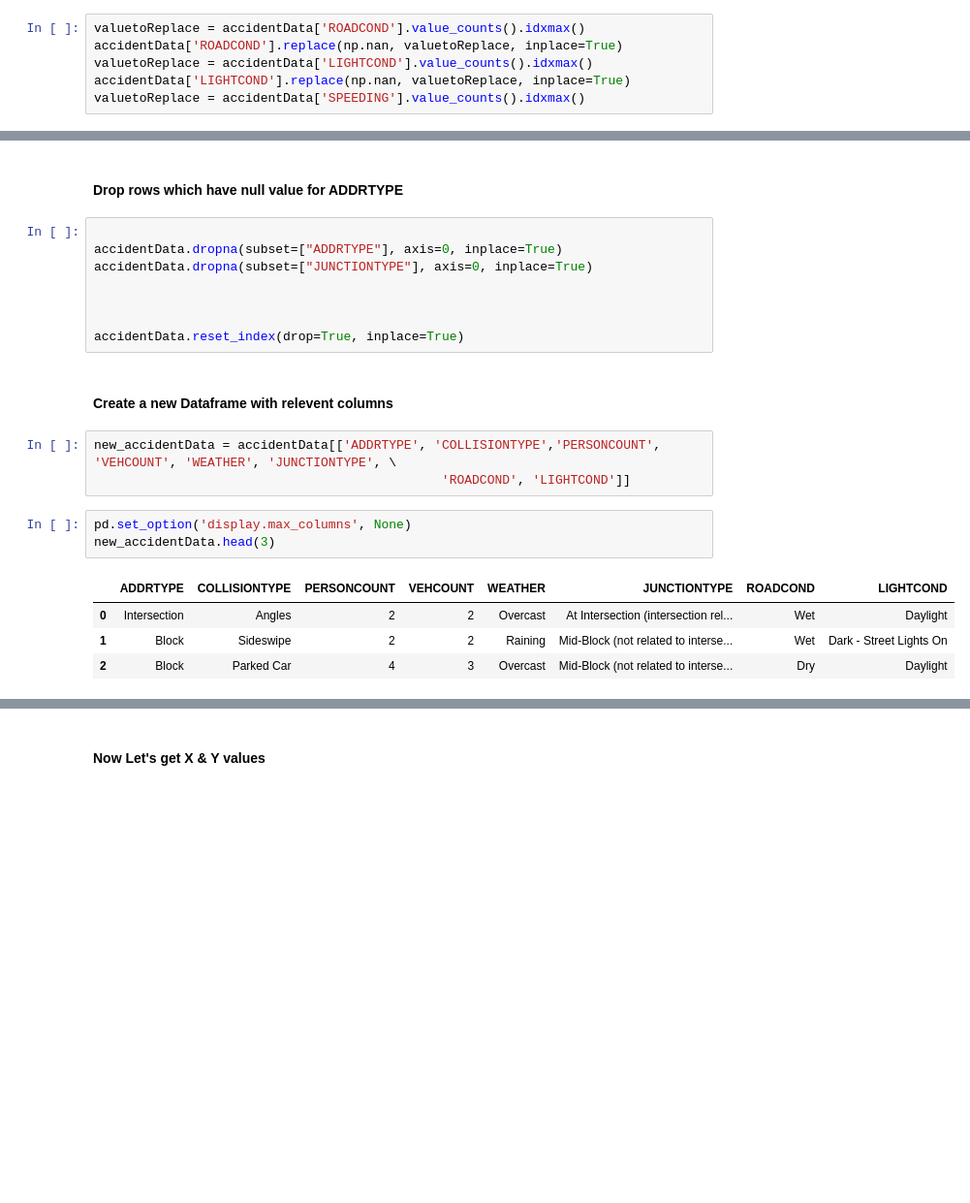
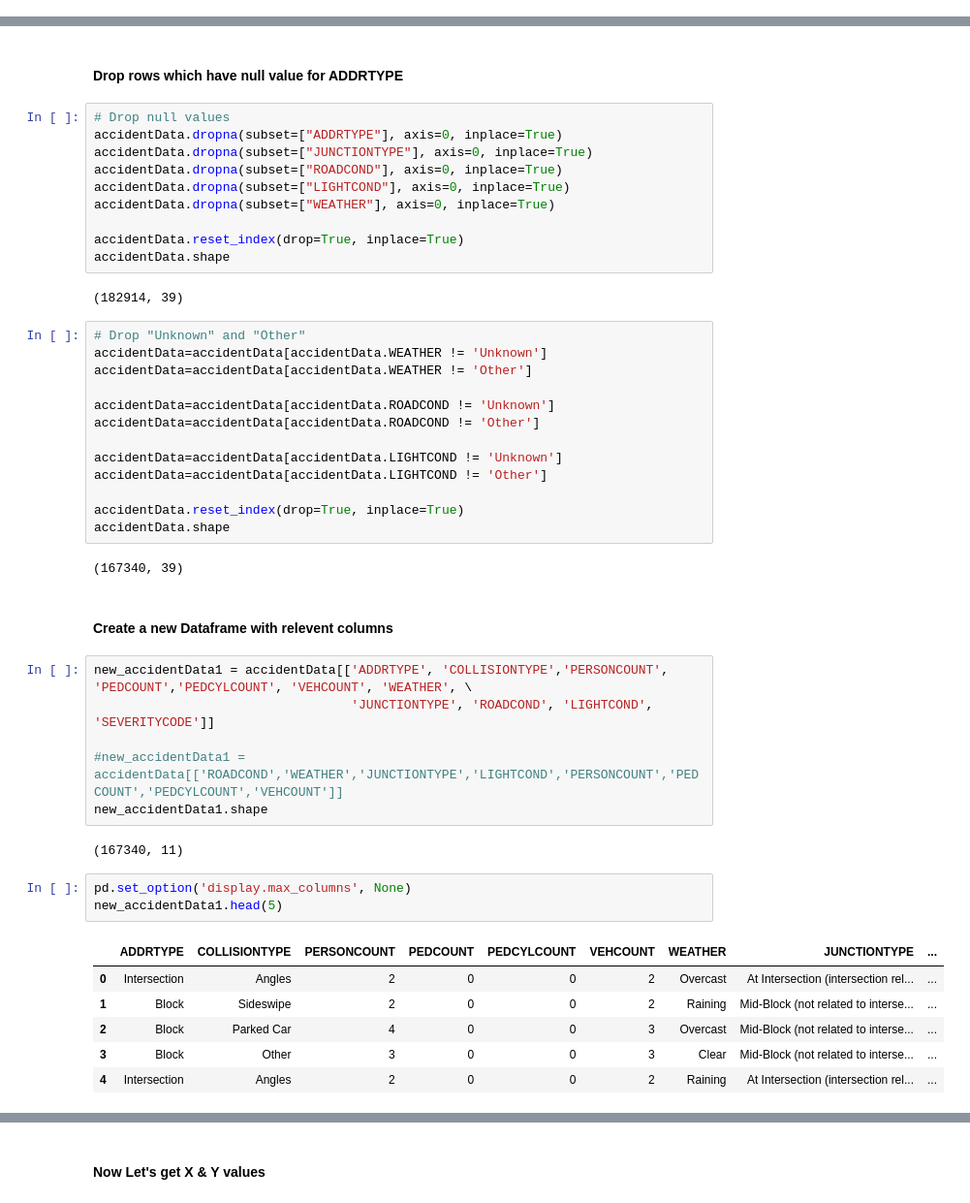
Before and after one commit to bikaskar/Coursera_Capstone, a Jupyter notebook: AccidentAnalysis/Project_AccidentAnalysis.ipynb, the cells around one changed output, grey strips where cells are left out. Shown at 97% size. Cells and saved outputs as stored; diff of their text form; blank space fills up the shorter version.

```diff
--- a/AccidentAnalysis/Project_AccidentAnalysis.ipynb
+++ b/AccidentAnalysis/Project_AccidentAnalysis.ipynb
@@ -600,6 +600,0 @@ accidentData['WEATHER'].replace(np.nan, valuetoReplace, inplace=True)
-# %%
-valuetoReplace = accidentData['ROADCOND'].value_counts().idxmax()
-accidentData['ROADCOND'].replace(np.nan, valuetoReplace, inplace=True)
-valuetoReplace = accidentData['LIGHTCOND'].value_counts().idxmax()
-accidentData['LIGHTCOND'].replace(np.nan, valuetoReplace, inplace=True)
-valuetoReplace = accidentData['SPEEDING'].value_counts().idxmax()
@@ -606,24 +634,50 @@ valuetoReplace = accidentData['SPEEDING'].value_counts().idxmax()
 # %% [markdown]
 #### Drop rows which have null value for ADDRTYPE
 # %%
-
+# Drop null values
 accidentData.dropna(subset=["ADDRTYPE"], axis=0, inplace=True)
 accidentData.dropna(subset=["JUNCTIONTYPE"], axis=0, inplace=True)
-
-
+accidentData.dropna(subset=["ROADCOND"], axis=0, inplace=True)
+accidentData.dropna(subset=["LIGHTCOND"], axis=0, inplace=True)
+accidentData.dropna(subset=["WEATHER"], axis=0, inplace=True)
 
 accidentData.reset_index(drop=True, inplace=True)
+accidentData.shape
+# %% [output]
+(182914, 39)
+# %%
+# Drop "Unknown" and "Other"
+accidentData=accidentData[accidentData.WEATHER != 'Unknown']
+accidentData=accidentData[accidentData.WEATHER != 'Other']
+
+accidentData=accidentData[accidentData.ROADCOND != 'Unknown']
+accidentData=accidentData[accidentData.ROADCOND != 'Other']
+
+accidentData=accidentData[accidentData.LIGHTCOND != 'Unknown']
+accidentData=accidentData[accidentData.LIGHTCOND != 'Other']
+
+accidentData.reset_index(drop=True, inplace=True)
+accidentData.shape
+# %% [output]
+(167340, 39)
 # %% [markdown]
 #### Create a new Dataframe with relevent columns
 # %%
-new_accidentData = accidentData[['ADDRTYPE', 'COLLISIONTYPE','PERSONCOUNT', 'VEHCOUNT', 'WEATHER', 'JUNCTIONTYPE', \
-                                              'ROADCOND', 'LIGHTCOND']]
+new_accidentData1 = accidentData[['ADDRTYPE', 'COLLISIONTYPE','PERSONCOUNT', 'PEDCOUNT','PEDCYLCOUNT', 'VEHCOUNT', 'WEATHER', \
+                                  'JUNCTIONTYPE', 'ROADCOND', 'LIGHTCOND', 'SEVERITYCODE']]
+
+#new_accidentData1 = accidentData[['ROADCOND','WEATHER','JUNCTIONTYPE','LIGHTCOND','PERSONCOUNT','PEDCOUNT','PEDCYLCOUNT','VEHCOUNT']]
+new_accidentData1.shape
+# %% [output]
+(167340, 11)
 # %%
 pd.set_option('display.max_columns', None)
-new_accidentData.head(3)
+new_accidentData1.head(5)
 # %% [output]
-|  | ADDRTYPE | COLLISIONTYPE | PERSONCOUNT | VEHCOUNT | WEATHER | JUNCTIONTYPE | ROADCOND | LIGHTCOND |
-| 0 | Intersection | Angles | 2 | 2 | Overcast | At Intersection (intersection rel... | Wet | Daylight |
-| 1 | Block | Sideswipe | 2 | 2 | Raining | Mid-Block (not related to interse... | Wet | Dark - Street Lights On |
-| 2 | Block | Parked Car | 4 | 3 | Overcast | Mid-Block (not related to interse... | Dry | Daylight |
+|  | ADDRTYPE | COLLISIONTYPE | PERSONCOUNT | PEDCOUNT | PEDCYLCOUNT | VEHCOUNT | WEATHER | JUNCTIONTYPE | ... |
+| 0 | Intersection | Angles | 2 | 0 | 0 | 2 | Overcast | At Intersection (intersection rel... | ... |
+| 1 | Block | Sideswipe | 2 | 0 | 0 | 2 | Raining | Mid-Block (not related to interse... | ... |
+| 2 | Block | Parked Car | 4 | 0 | 0 | 3 | Overcast | Mid-Block (not related to interse... | ... |
+| 3 | Block | Other | 3 | 0 | 0 | 3 | Clear | Mid-Block (not related to interse... | ... |
+| 4 | Intersection | Angles | 2 | 0 | 0 | 2 | Raining | At Intersection (intersection rel... | ... |
 # %%
```
Also changed, not shown: parts of 60 cells of this notebook.
